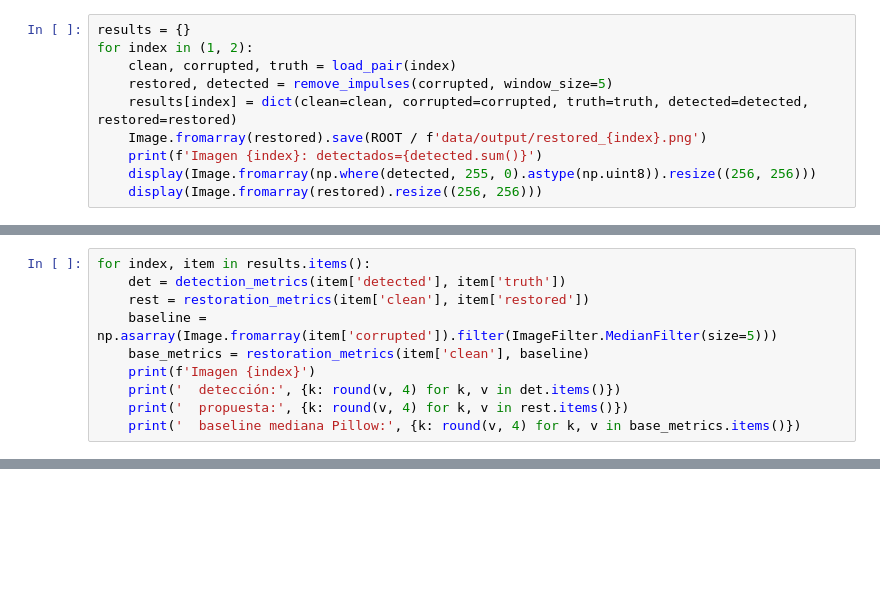
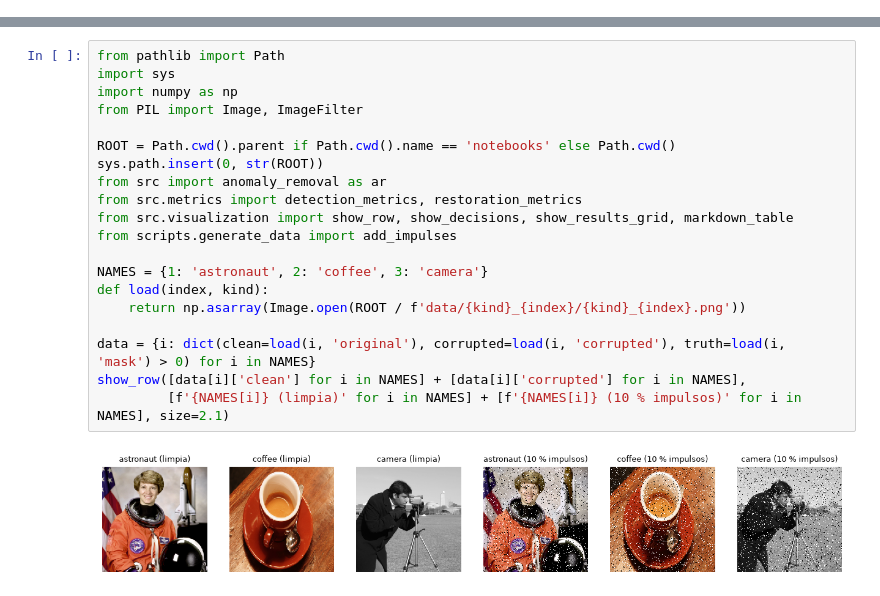
Before and after one commit to mmurcia57-ing/colinar03_lab, a Jupyter notebook: notebooks/laboratorio_eliminacion_anomalias_ejecutado.ipynb, the cells around one changed output, grey strips where cells are left out. Cells and saved outputs as stored; diff of their text form; blank space fills up the shorter version.

Commit message:
docs: reestructurar notebook según la guía y regenerar PDF
Co-Authored-By: Claude Opus 5.5 <noreply@anthropic.com>

```diff
--- a/notebooks/laboratorio_eliminacion_anomalias_ejecutado.ipynb
+++ b/notebooks/laboratorio_eliminacion_anomalias_ejecutado.ipynb
@@ -48,10 +0,0 @@ Se fija `window_size=5` para las dos imágenes. La función devuelve el mapa de
-# %%
-results = {}
-for index in (1, 2):
-    clean, corrupted, truth = load_pair(index)
-    restored, detected = remove_impulses(corrupted, window_size=5)
-    results[index] = dict(clean=clean, corrupted=corrupted, truth=truth, detected=detected, restored=restored)
-    Image.fromarray(restored).save(ROOT / f'data/output/restored_{index}.png')
-    print(f'Imagen {index}: detectados={detected.sum()}')
-    display(Image.fromarray(np.where(detected, 255, 0).astype(np.uint8)).resize((256, 256)))
-    display(Image.fromarray(restored).resize((256, 256)))
@@ -69,10 +0,0 @@ Como conocemos las imágenes limpias y la máscara inyectada, se pueden medir ta
-# %%
-for index, item in results.items():
-    det = detection_metrics(item['detected'], item['truth'])
-    rest = restoration_metrics(item['clean'], item['restored'])
-    baseline = np.asarray(Image.fromarray(item['corrupted']).filter(ImageFilter.MedianFilter(size=5)))
-    base_metrics = restoration_metrics(item['clean'], baseline)
-    print(f'Imagen {index}')
-    print('  detección:', {k: round(v, 4) for k, v in det.items()})
-    print('  propuesta:', {k: round(v, 4) for k, v in rest.items()})
-    print('  baseline mediana Pillow:', {k: round(v, 4) for k, v in base_metrics.items()})
@@ -93,0 +25,22 @@ La especificación procede de la guía UNIR `colinar03_lab.docx`. La elección d
+# %%
+from pathlib import Path
+import sys
+import numpy as np
+from PIL import Image, ImageFilter
+
+ROOT = Path.cwd().parent if Path.cwd().name == 'notebooks' else Path.cwd()
+sys.path.insert(0, str(ROOT))
+from src import anomaly_removal as ar
+from src.metrics import detection_metrics, restoration_metrics
+from src.visualization import show_row, show_decisions, show_results_grid, markdown_table
+from scripts.generate_data import add_impulses
+
+NAMES = {1: 'astronaut', 2: 'coffee', 3: 'camera'}
+def load(index, kind):
+    return np.asarray(Image.open(ROOT / f'data/{kind}_{index}/{kind}_{index}.png'))
+
+data = {i: dict(clean=load(i, 'original'), corrupted=load(i, 'corrupted'), truth=load(i, 'mask') > 0) for i in NAMES}
+show_row([data[i]['clean'] for i in NAMES] + [data[i]['corrupted'] for i in NAMES],
+         [f'{NAMES[i]} (limpia)' for i in NAMES] + [f'{NAMES[i]} (10 % impulsos)' for i in NAMES], size=2.1)
+# %% [output]
+[figure, added]
```
Also changed, not shown: parts of 27 cells of this notebook, 6 other files.
